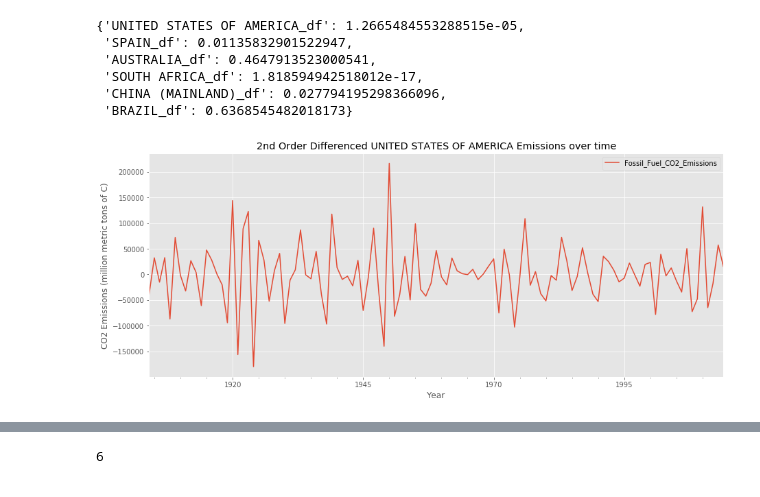
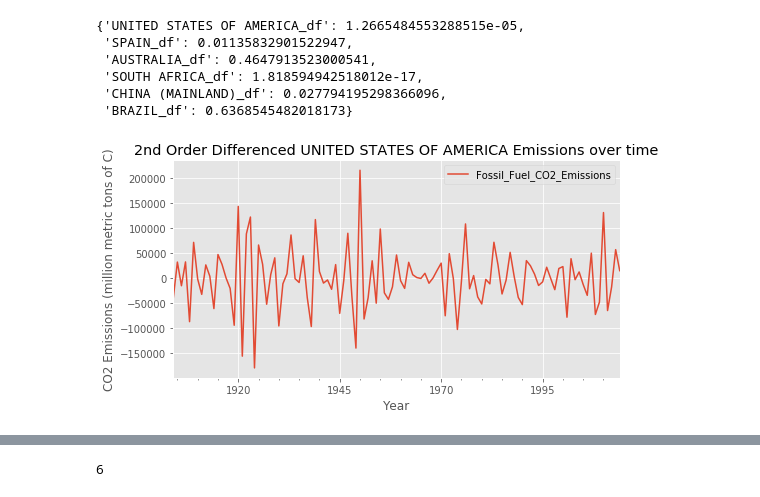
Before and after one commit to BenGeissel/Country-CO2-Emission-Time-Series-Analysis-Mod4Project, a Jupyter notebook: Mod4Project_workfile_Ben_v2.ipynb, the cells around one changed output, grey strips where cells are left out. Drawn from its saved outputs; the diff is of its cells as text; code cells hidden in the pictures.

```diff
--- a/Mod4Project_workfile_Ben_v2.ipynb
+++ b/Mod4Project_workfile_Ben_v2.ipynb
@@ -103,10 +103,11 @@ for key in country_df_dict.keys():
     seasonal = decomposition.seasonal
     residual = decomposition.resid
 
-    plt.figure(figsize=(12,8))
+    plt.figure(figsize=(10,6))
     plt.subplot(411)
     plt.plot(np.log(ts), label='Original', color="blue")
     plt.legend(loc='best')
+    plt.title(f'{key[:-3]}')
     plt.subplot(412)
     plt.plot(trend, label='Trend', color="blue")
     plt.legend(loc='best')
@@ -170,10 +171,10 @@ for key in diff_country_df_dict.keys():
 # %%
 # Visualize 2nd Order Differenced Time Series by Country
 for key in diff2_country_df_dict.keys():
-    diff2_country_df_dict[key].plot(figsize=(15,6))
+    diff2_country_df_dict[key].plot(figsize=(8,4))
     plt.xlabel('Year')
     plt.ylabel('CO2 Emissions (million metric tons of C)')
     plt.title(f'2nd Order Differenced {key[:-3]} Emissions over time')
     plt.show()
 # %% [output]
-[figure, old version]
+[figure, new version]
```
Also changed, not shown: parts of 9 cells of this notebook.
